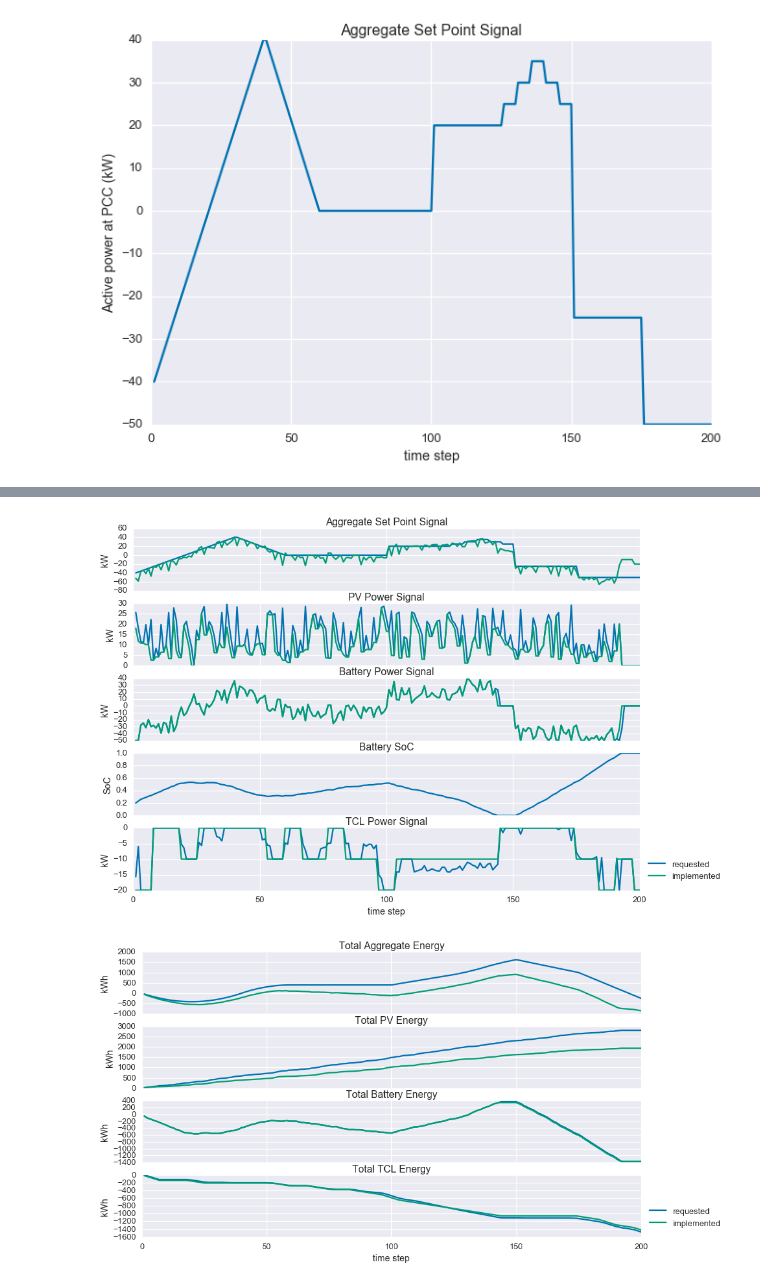
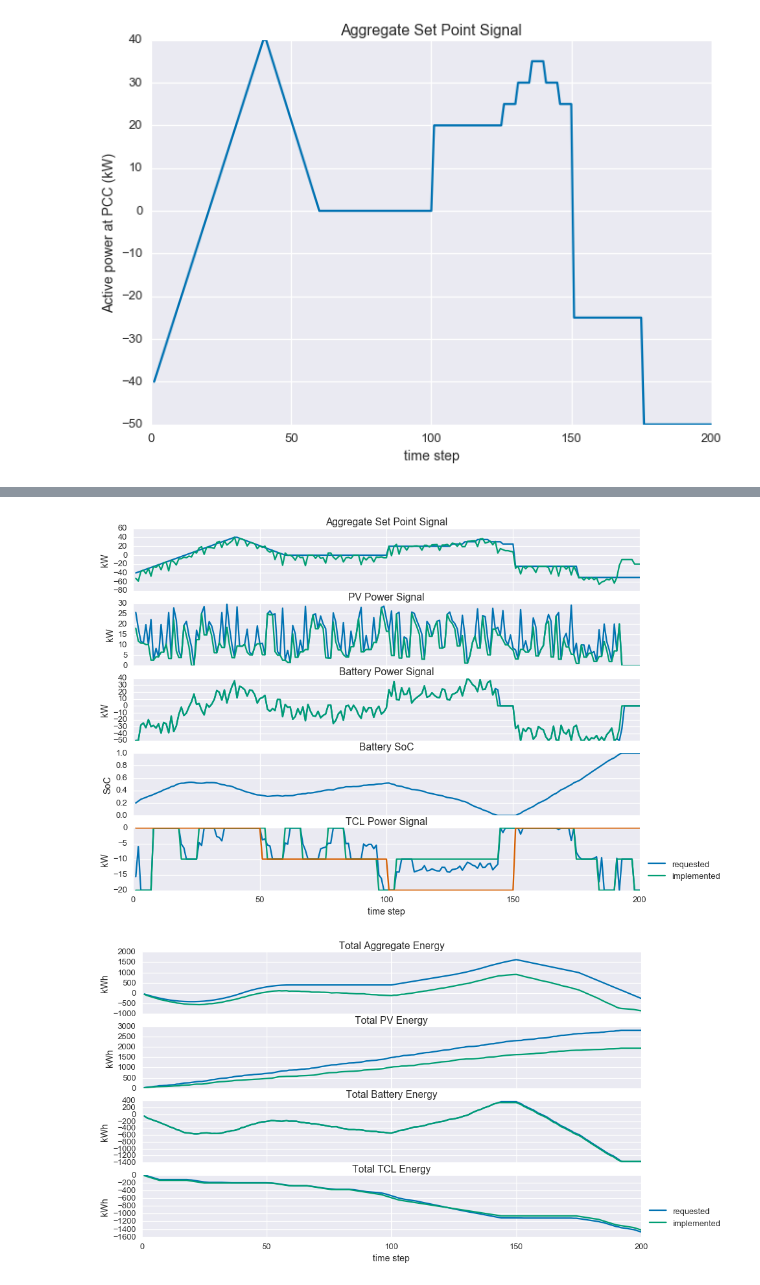
Before and after one commit to tnavidi1/EE364b_project, a Jupyter notebook: notebooks/PreliminaryMasterAlgorithmTest.ipynb, the cells around one changed output, grey strips where cells are left out. Cells and saved outputs as stored; diff of their text form; code cells hidden in the pictures.

```diff
--- a/notebooks/PreliminaryMasterAlgorithmTest.ipynb
+++ b/notebooks/PreliminaryMasterAlgorithmTest.ipynb
@@ -51,29 +51,30 @@ output.head()
 # %%
 fig, ax = plt.subplots(nrows=5, sharex=True, figsize=(14, 10))
 ax[0].plot(range(1, 201), agg_point)
 ax[0].plot(range(1, 201), output['PCC imp'])
 ax[1].plot(range(1, 201), output['pv1 req'])
 ax[1].plot(range(1, 201), output['pv1 imp'])
 ax[2].plot(range(1, 201), output['batt1 req'])
 ax[2].plot(range(1, 201), output['batt1 imp'])
 ax[3].plot(range(1, 201), output['batt1 SoC'])
 ax[4].plot(range(1, 201), output['hvac1 req'])
 ax[4].plot(range(1, 201), output['hvac1 imp'])
+ax[4].plot(range(1, 201), controller.resource_list[2].p_con * controller.resource_list[2].step_size)
 ax[-1].set_xlabel('time step')
 ax[0].set_ylabel('kW')
 ax[1].set_ylabel('kW')
 ax[2].set_ylabel('kW')
 ax[3].set_ylabel('SoC')
 ax[4].set_ylabel('kW')
 ax[0].set_title('Aggregate Set Point Signal')
 ax[1].set_title('PV Power Signal')
 ax[2].set_title('Battery Power Signal')
 ax[3].set_title('Battery SoC')
 ax[4].set_title('TCL Power Signal')
 ax[4].legend(['requested', 'implemented'], loc=(1.01, .1))
 plt.show()
 # %% [output]
-[figure, old version]
+[figure, new version]
 # %%
 fig, ax = plt.subplots(nrows=4, sharex=True, figsize=(14, 8))
 ax[0].plot(range(1, 201), np.cumsum(agg_point))
```
Also changed, not shown: parts of 2 cells of this notebook.
